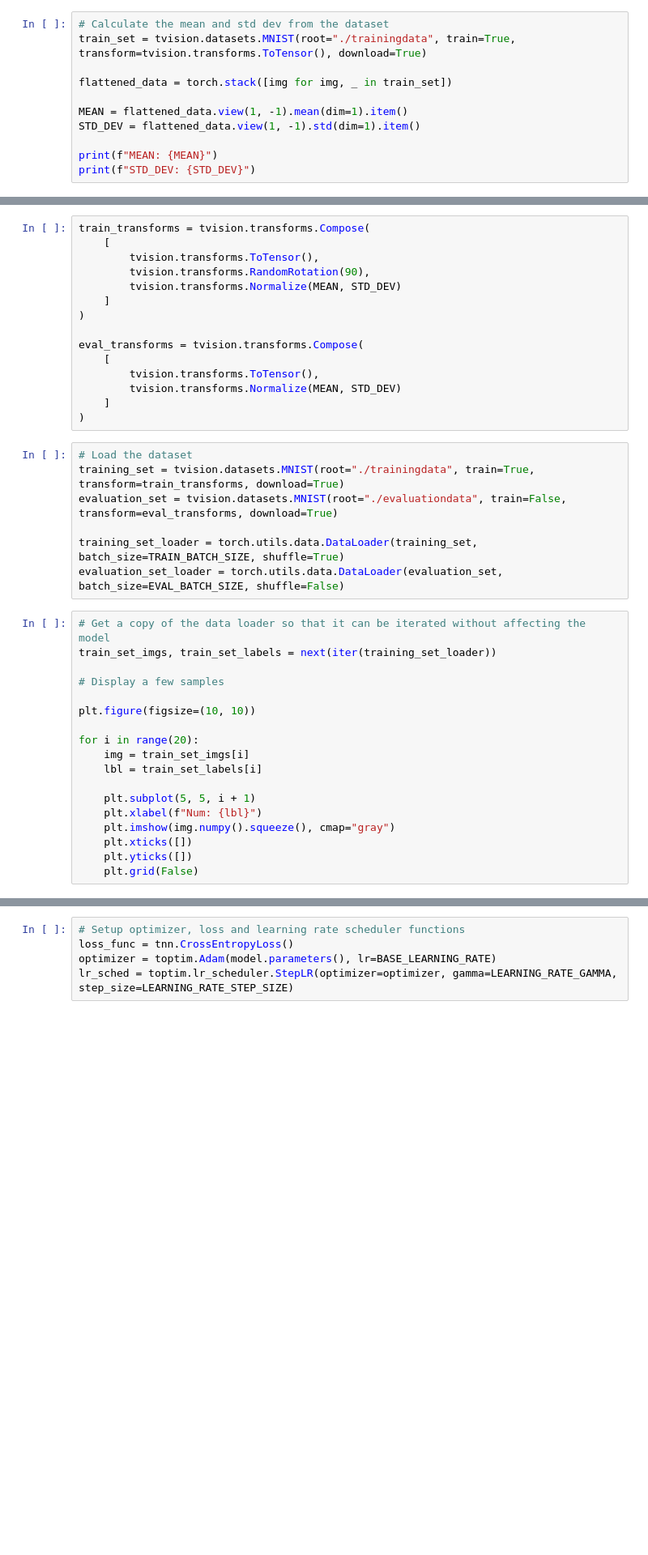
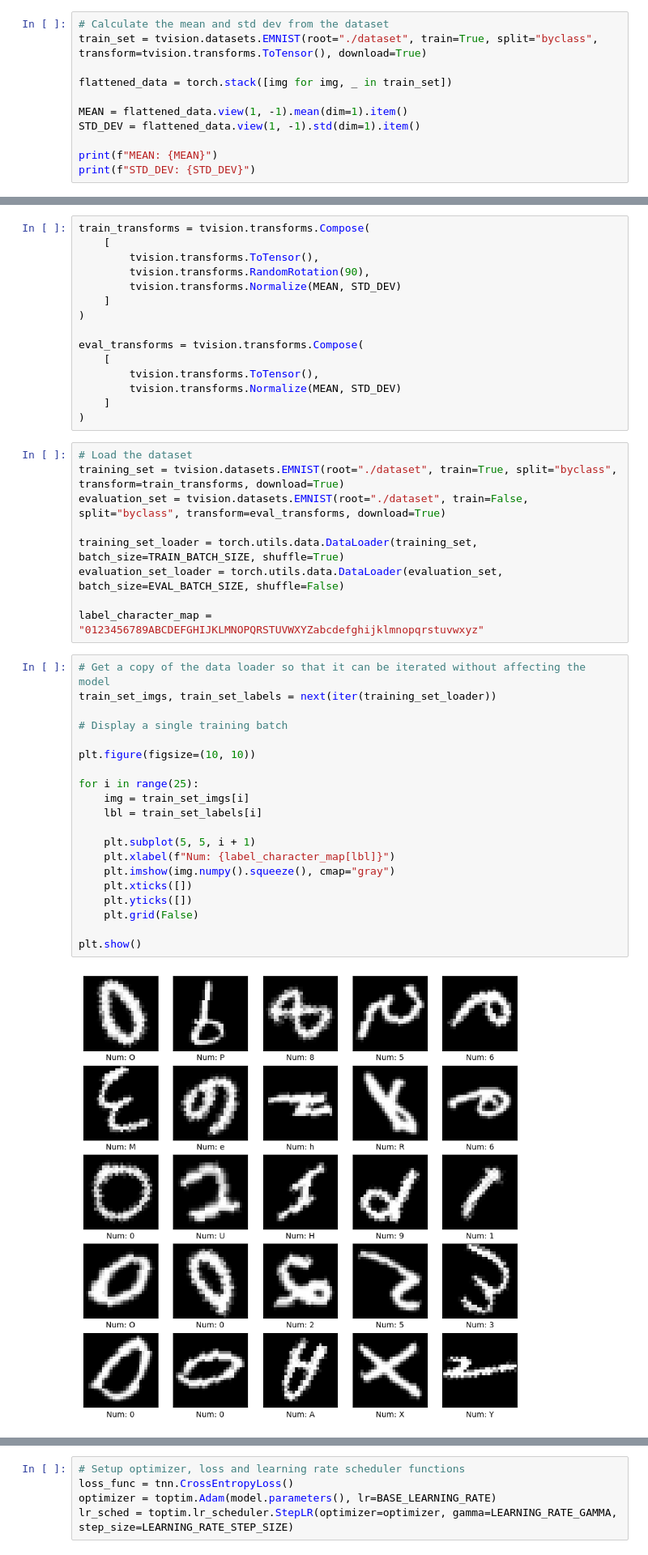
Before and after one commit to AbrarSL/6COSC020C, a Jupyter notebook: 20220503_W1998830_AbrarAhmed_6COSC020C.ipynb, the cells around one changed output, grey strips where cells are left out. Shown at 81% size. Saved outputs shown, nothing was run; the diff lists cells and outputs as text; blank space fills up the shorter version.

```diff
--- a/20220503_W1998830_AbrarAhmed_6COSC020C.ipynb
+++ b/20220503_W1998830_AbrarAhmed_6COSC020C.ipynb
@@ -25,6 +29,6 @@ LEARNING_RATE_STEP_SIZE = 2
 # %%
 # Calculate the mean and std dev from the dataset
-train_set = tvision.datasets.MNIST(root="./trainingdata", train=True, transform=tvision.transforms.ToTensor(), download=True)
+train_set = tvision.datasets.EMNIST(root="./dataset", train=True, split="byclass", transform=tvision.transforms.ToTensor(), download=True)
 
 flattened_data = torch.stack([img for img, _ in train_set])
 
@@ -50,29 +57,35 @@ eval_transforms = tvision.transforms.Compose(
 )
 # %%
 # Load the dataset
-training_set = tvision.datasets.MNIST(root="./trainingdata", train=True, transform=train_transforms, download=True)
-evaluation_set = tvision.datasets.MNIST(root="./evaluationdata", train=False, transform=eval_transforms, download=True)
+training_set = tvision.datasets.EMNIST(root="./dataset", train=True, split="byclass", transform=train_transforms, download=True)
+evaluation_set = tvision.datasets.EMNIST(root="./dataset", train=False, split="byclass", transform=eval_transforms, download=True)
 
 training_set_loader = torch.utils.data.DataLoader(training_set, batch_size=TRAIN_BATCH_SIZE, shuffle=True)
 evaluation_set_loader = torch.utils.data.DataLoader(evaluation_set, batch_size=EVAL_BATCH_SIZE, shuffle=False)
+
+label_character_map = "0123456789ABCDEFGHIJKLMNOPQRSTUVWXYZabcdefghijklmnopqrstuvwxyz"
 # %%
 # Get a copy of the data loader so that it can be iterated without affecting the model
 train_set_imgs, train_set_labels = next(iter(training_set_loader))
 
-# Display a few samples
+# Display a single training batch
 
 plt.figure(figsize=(10, 10))
 
-for i in range(20):
+for i in range(25):
     img = train_set_imgs[i]
     lbl = train_set_labels[i]
 
     plt.subplot(5, 5, i + 1)
-    plt.xlabel(f"Num: {lbl}")
+    plt.xlabel(f"Num: {label_character_map[lbl]}")
     plt.imshow(img.numpy().squeeze(), cmap="gray")
     plt.xticks([])
     plt.yticks([])
     plt.grid(False)
+
+plt.show()
+# %% [output]
+[figure, added]
 # %%
 # Setup the model layers
 model = tnn.Sequential(
```
Also changed, not shown: parts of 8 cells of this notebook, 1 other file.
